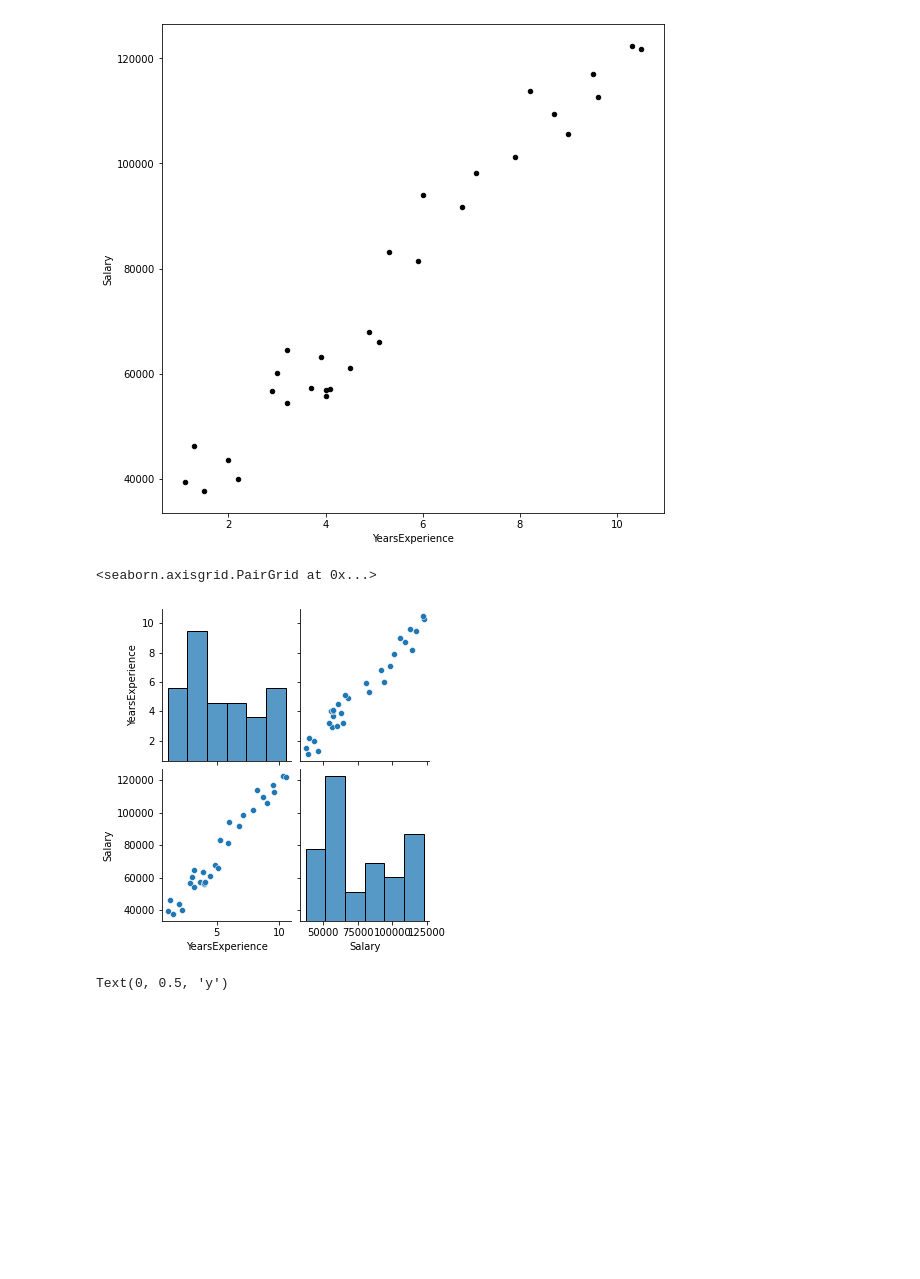
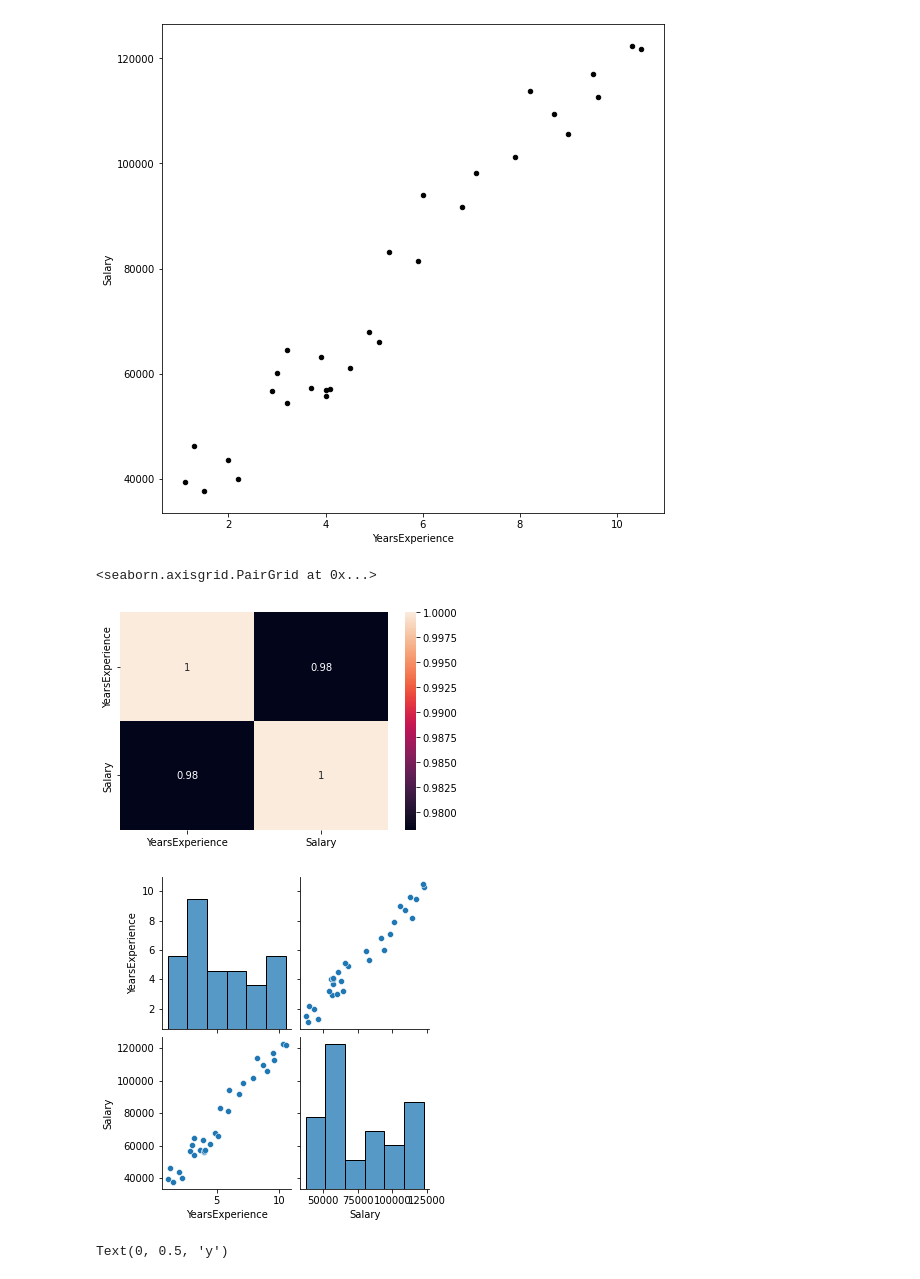
Before and after one commit to LuuQuangHoi/AI_Exercise_W7_ML_Regression, a Jupyter notebook: Salary_Data.ipynb, the cells around one changed output. Cells and saved outputs as stored; diff of their text form; code cells hidden in the pictures; blank space fills up the shorter version.

```diff
--- a/Salary_Data.ipynb
+++ b/Salary_Data.ipynb
@@ -20,11 +20,15 @@ data.plot(kind = 'scatter',x='YearsExperience',y='Salary',figsize=(9,9),color ='
 [figure]
 # %%
 import seaborn as sns
-# Bang phan phoi dung thu vien seaborn
+correlation = data.corr()
+
+# Bang phan phoi va tuong quan dung thu vien seaborn
+sns.heatmap(correlation,annot = True)
 sns.pairplot(data)
 # %% [output]
 <seaborn.axisgrid.PairGrid at 0x...>
-[figure, old version]
+[figure, new version]
+[figure, added]
 # %%
 plt.plot(data['YearsExperience'],data['Salary'],'r.')
 plt.xlabel('x')
```
